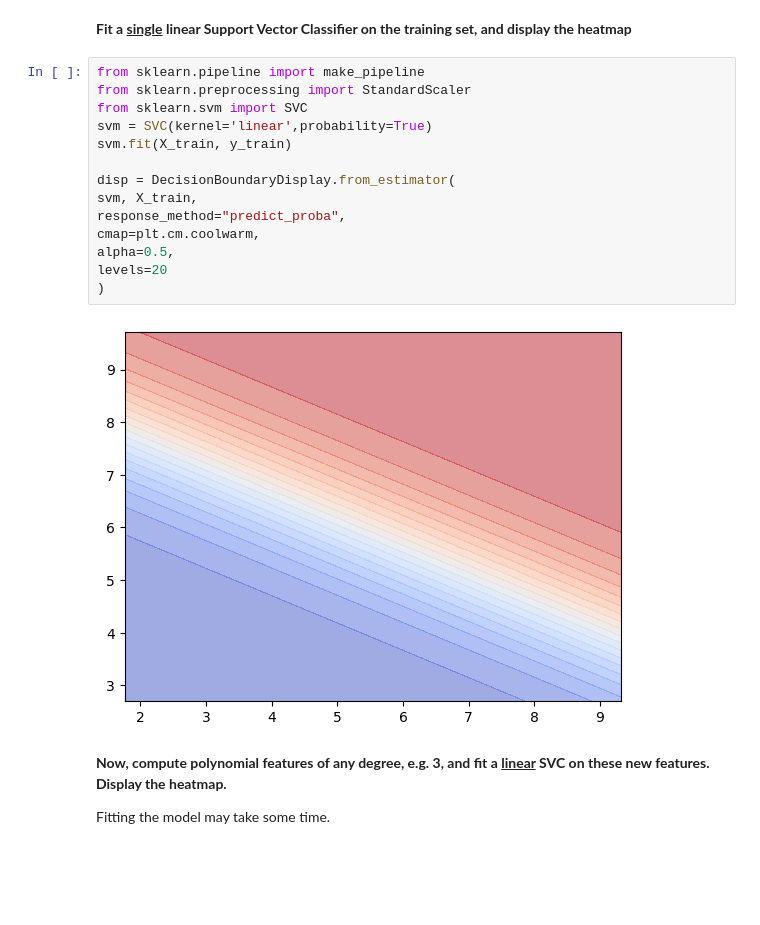
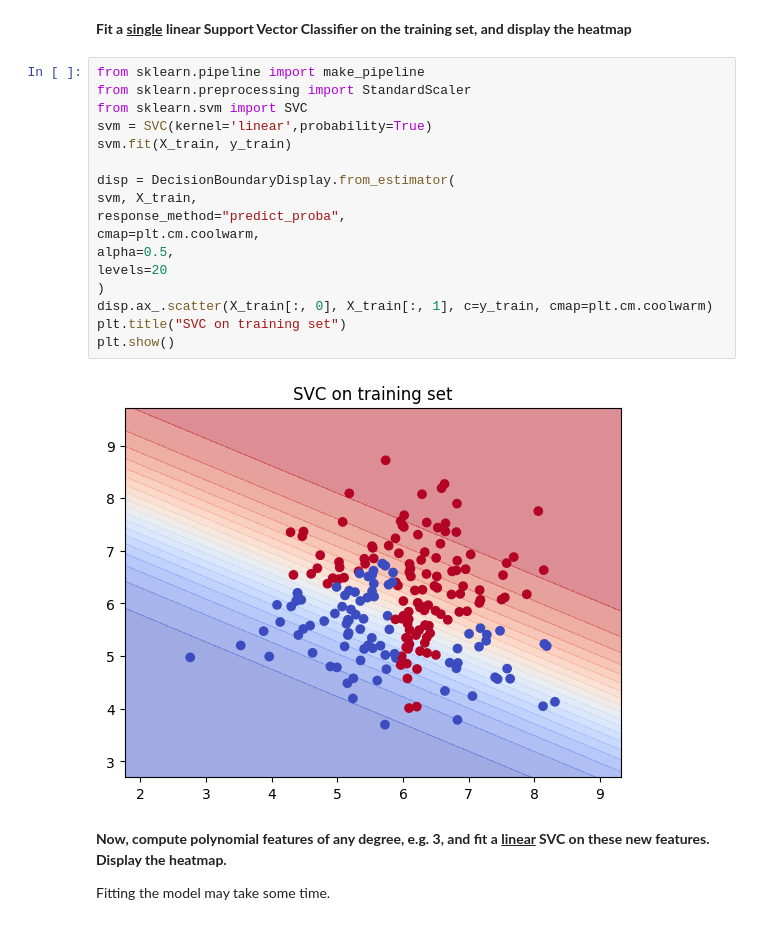
Before and after one commit to audreybvt/ML, a Jupyter notebook: Lab 4 - Classifiers extended edition.ipynb, the cells around one changed output. Drawn from its saved outputs; the diff is of its cells as text; blank space fills up the shorter version.

```diff
--- a/Lab 4 - Classifiers extended edition.ipynb
+++ b/Lab 4 - Classifiers extended edition.ipynb
@@ -617,19 +616,22 @@ This question may be slightly harder.
 # %%
 from sklearn.pipeline import make_pipeline
 from sklearn.preprocessing import StandardScaler
 from sklearn.svm import SVC
 svm = SVC(kernel='linear',probability=True)
 svm.fit(X_train, y_train)
 
 disp = DecisionBoundaryDisplay.from_estimator(
 svm, X_train,
 response_method="predict_proba",
 cmap=plt.cm.coolwarm,
 alpha=0.5,
 levels=20
 )
+disp.ax_.scatter(X_train[:, 0], X_train[:, 1], c=y_train, cmap=plt.cm.coolwarm)
+plt.title("SVC on training set")
+plt.show()
 # %% [output]
-[figure, old version]
+[figure, new version]
 # %% [markdown]
 **Now, compute polynomial features of any degree, e.g. 3, and fit a <ins>linear</ins> SVC on these new features. Display the heatmap.**
 
```
Also changed, not shown: parts of 7 cells of this notebook.
